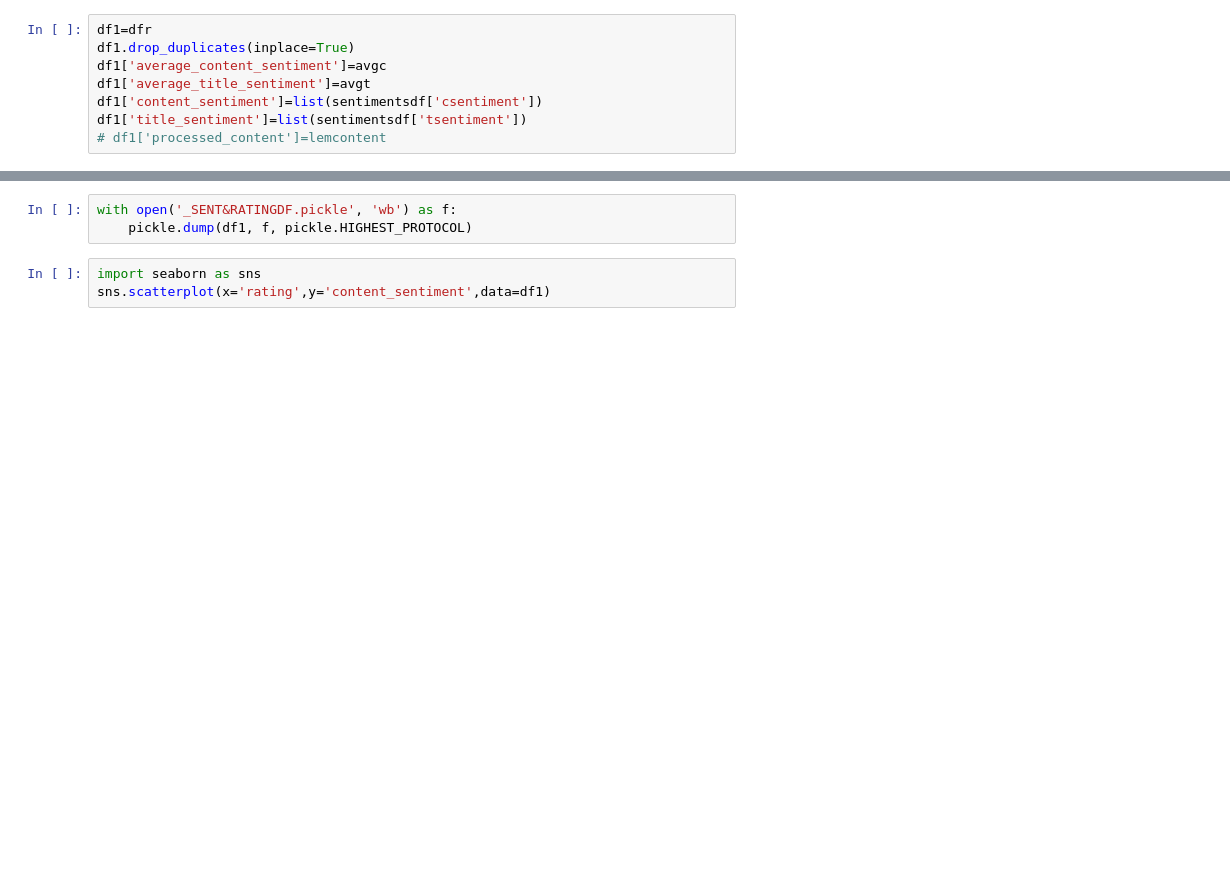
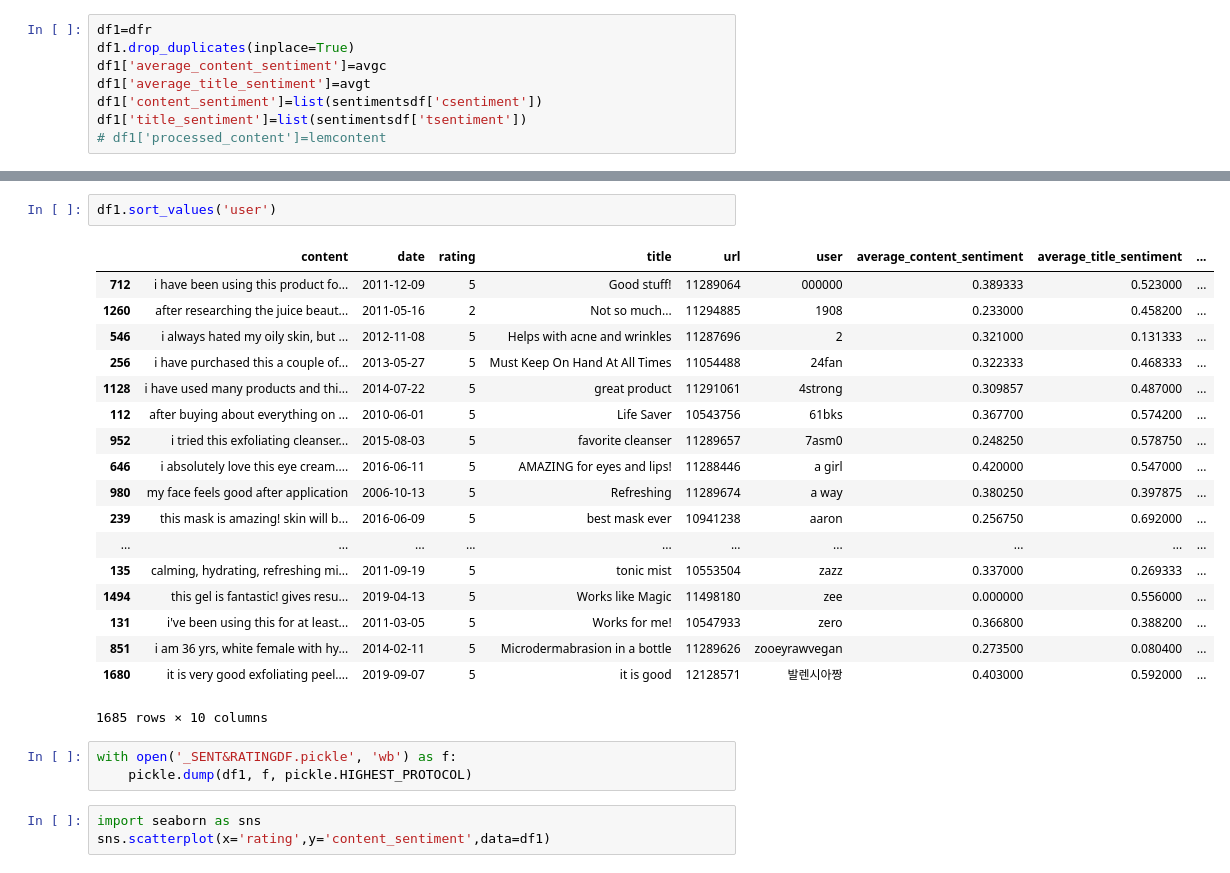
Before and after one commit to mackenziemitchell6/SkinCareRoutine, a Jupyter notebook: _ReviewsNLPSenitment&EDA.ipynb, the cells around one changed output, grey strips where cells are left out. Cells and saved outputs as stored; diff of their text form; blank space fills up the shorter version.

```diff
--- a/_ReviewsNLPSenitment&EDA.ipynb
+++ b/_ReviewsNLPSenitment&EDA.ipynb
@@ -202,4 +277,25 @@ df1 # YES!
 1685 rows × 10 columns
+# %%
+df1.sort_values('user')
+# %% [output]
+|  | content | date | rating | title | url | user | average_content_sentiment | average_title_sentiment | ... |
+| 712 | i have been using this product fo... | 2011-12-09 | 5 | Good stuff! | 11289064 | 000000 | 0.389333 | 0.523000 | ... |
+| 1260 | after researching the juice beaut... | 2011-05-16 | 2 | Not so much... | 11294885 | 1908 | 0.233000 | 0.458200 | ... |
+| 546 | i always hated my oily skin, but ... | 2012-11-08 | 5 | Helps with acne and wrinkles | 11287696 | 2 | 0.321000 | 0.131333 | ... |
+| 256 | i have purchased this a couple of... | 2013-05-27 | 5 | Must Keep On Hand At All Times | 11054488 | 24fan | 0.322333 | 0.468333 | ... |
+| 1128 | i have used many products and thi... | 2014-07-22 | 5 | great product | 11291061 | 4strong | 0.309857 | 0.487000 | ... |
+| 112 | after buying about everything on ... | 2010-06-01 | 5 | Life Saver | 10543756 | 61bks | 0.367700 | 0.574200 | ... |
+| 952 | i tried this exfoliating cleanser... | 2015-08-03 | 5 | favorite cleanser | 11289657 | 7asm0 | 0.248250 | 0.578750 | ... |
+| 646 | i absolutely love this eye cream.... | 2016-06-11 | 5 | AMAZING for eyes and lips! | 11288446 | a girl | 0.420000 | 0.547000 | ... |
+| 980 | my face feels good after application | 2006-10-13 | 5 | Refreshing | 11289674 | a way | 0.380250 | 0.397875 | ... |
+| 239 | this mask is amazing! skin will b... | 2016-06-09 | 5 | best mask ever | 10941238 | aaron | 0.256750 | 0.692000 | ... |
+| ... | ... | ... | ... | ... | ... | ... | ... | ... | ... |
+| 135 | calming, hydrating, refreshing mi... | 2011-09-19 | 5 | tonic mist | 10553504 | zazz | 0.337000 | 0.269333 | ... |
+| 1494 | this gel is fantastic! gives resu... | 2019-04-13 | 5 | Works like Magic | 11498180 | zee | 0.000000 | 0.556000 | ... |
+| 131 | i've been using this for at least... | 2011-03-05 | 5 | Works for me! | 10547933 | zero | 0.366800 | 0.388200 | ... |
+| 851 | i am 36 yrs, white female with hy... | 2014-02-11 | 5 | Microdermabrasion in a bottle | 11289626 | zooeyrawvegan | 0.273500 | 0.080400 | ... |
+| 1680 | it is very good exfoliating peel.... | 2019-09-07 | 5 | it is good | 12128571 | 발렌시아짱 | 0.403000 | 0.592000 | ... |
+1685 rows × 10 columns
 # %%
 with open('_SENT&RATINGDF.pickle', 'wb') as f:
     pickle.dump(df1, f, pickle.HIGHEST_PROTOCOL)
```
Also changed, not shown: parts of 24 cells of this notebook, 5 other files.
